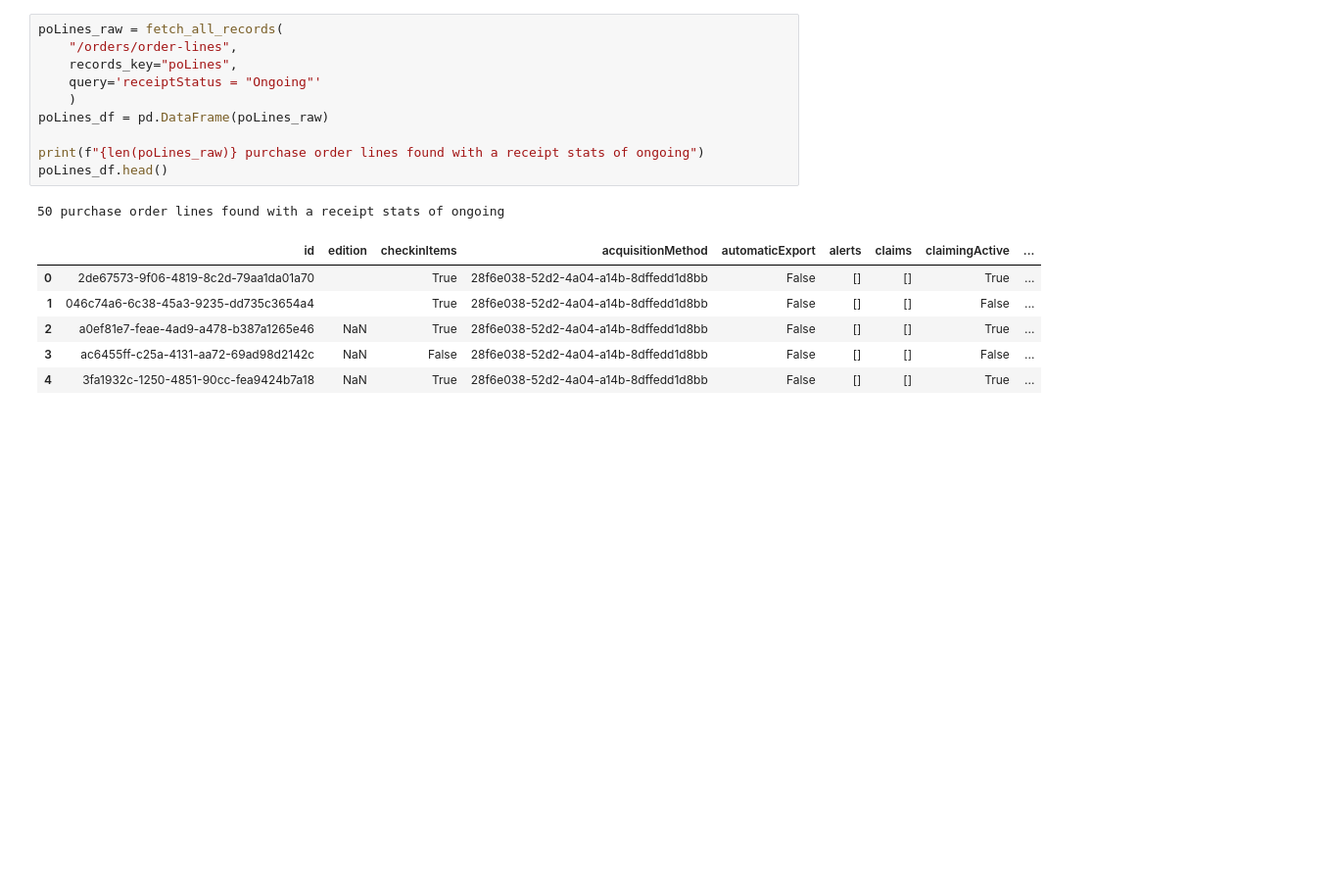
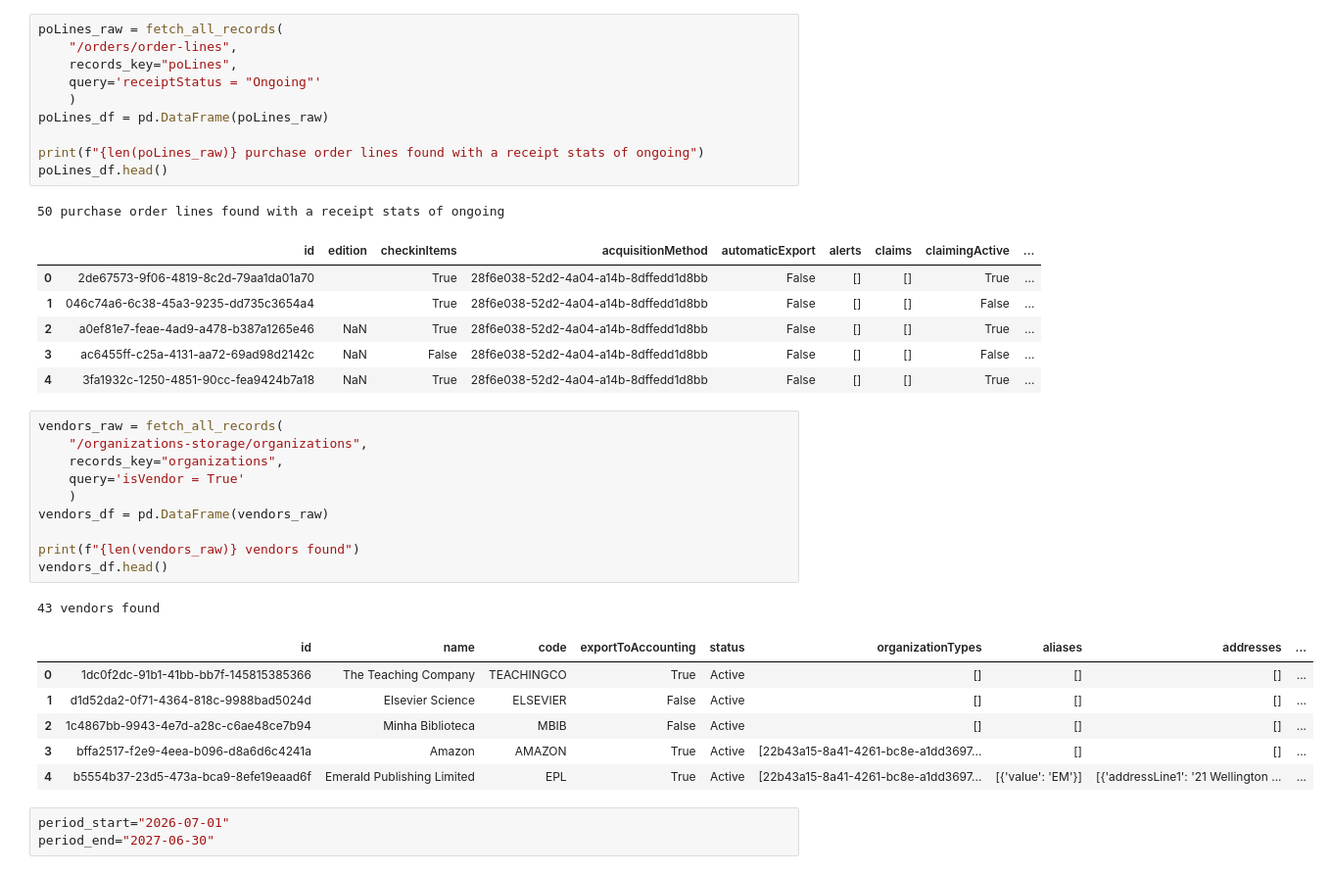
Before and after one commit to ChristineMcClureEBSCO/Intro-to-FOLIO-APIS---Jupyter-Notebooks, a Jupyter notebook: ongoing orders without invoices.ipynb, the cells around one changed output. Shown at 98% size. Saved outputs shown, nothing was run; the diff lists cells and outputs as text; blank space fills up the shorter version.

```diff
--- a/ongoing orders without invoices.ipynb
+++ b/ongoing orders without invoices.ipynb
@@ -92,3 +100,24 @@ poLines_df.head()
 | 2 | a0ef81e7-feae-4ad9-a478-b387a1265e46 | NaN | True | 28f6e038-52d2-4a04-a14b-8dffedd1d8bb | False | [] | [] | True | ... |
 | 3 | ac6455ff-c25a-4131-aa72-69ad98d2142c | NaN | False | 28f6e038-52d2-4a04-a14b-8dffedd1d8bb | False | [] | [] | False | ... |
 | 4 | 3fa1932c-1250-4851-90cc-fea9424b7a18 | NaN | True | 28f6e038-52d2-4a04-a14b-8dffedd1d8bb | False | [] | [] | True | ... |
+# %%
+vendors_raw = fetch_all_records(
+    "/organizations-storage/organizations",
+    records_key="organizations",
+    query='isVendor = True'
+    )
+vendors_df = pd.DataFrame(vendors_raw)
+
+print(f"{len(vendors_raw)} vendors found")
+vendors_df.head()
+# %% [output]
+43 vendors found
+|  | id | name | code | exportToAccounting | status | organizationTypes | aliases | addresses | ... |
+| 0 | 1dc0f2dc-91b1-41bb-bb7f-145815385366 | The Teaching Company | TEACHINGCO | True | Active | [] | [] | [] | ... |
+| 1 | d1d52da2-0f71-4364-818c-9988bad5024d | Elsevier Science | ELSEVIER | False | Active | [] | [] | [] | ... |
+| 2 | 1c4867bb-9943-4e7d-a28c-c6ae48ce7b94 | Minha Biblioteca | MBIB | False | Active | [] | [] | [] | ... |
+| 3 | bffa2517-f2e9-4eea-b096-d8a6d6c4241a | Amazon | AMAZON | True | Active | [22b43a15-8a41-4261-bc8e-a1dd3697... | [] | [] | ... |
+| 4 | b5554b37-23d5-473a-bca9-8efe19eaad6f | Emerald Publishing Limited | EPL | True | Active | [22b43a15-8a41-4261-bc8e-a1dd3697... | [{'value': 'EM'}] | [{'addressLine1': '21 Wellington ... | ... |
+# %%
+period_start="2026-07-01"
+period_end="2027-06-30"
```
Also changed, not shown: parts of 7 cells of this notebook.
